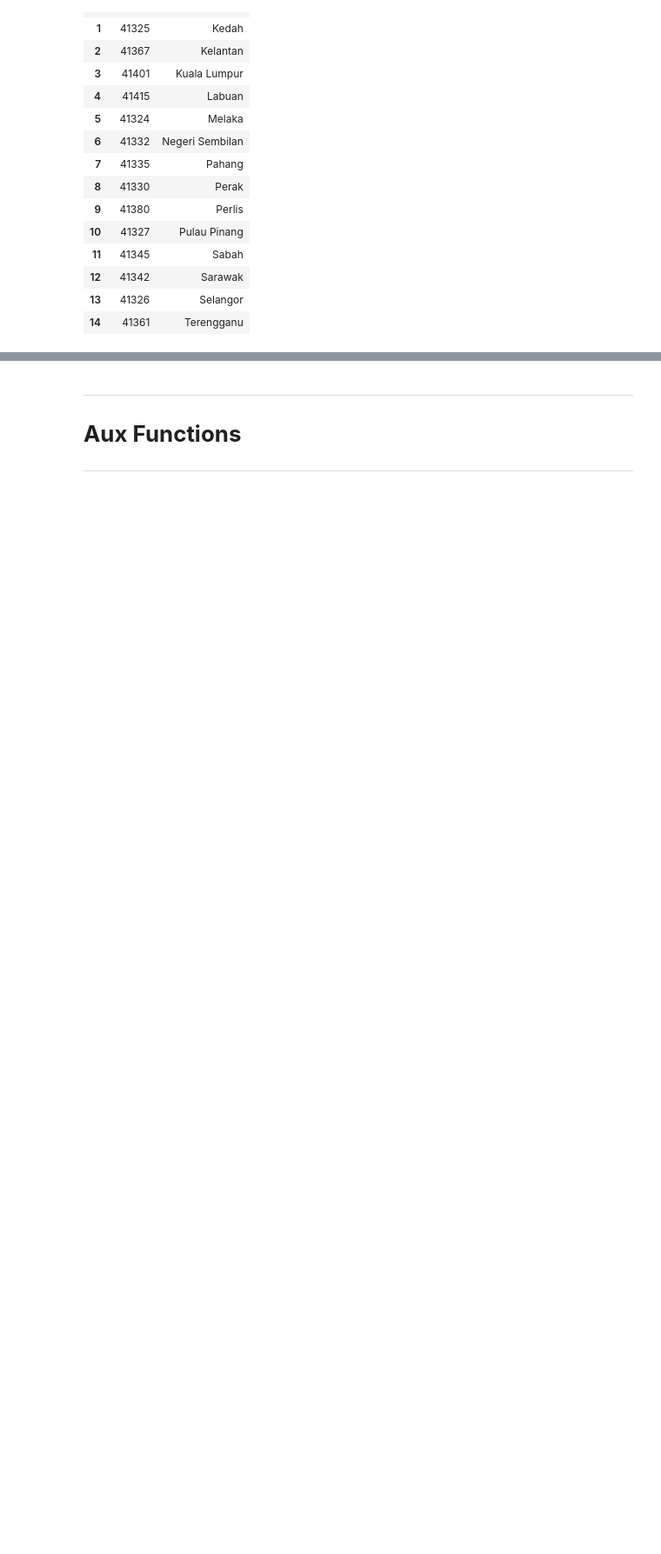
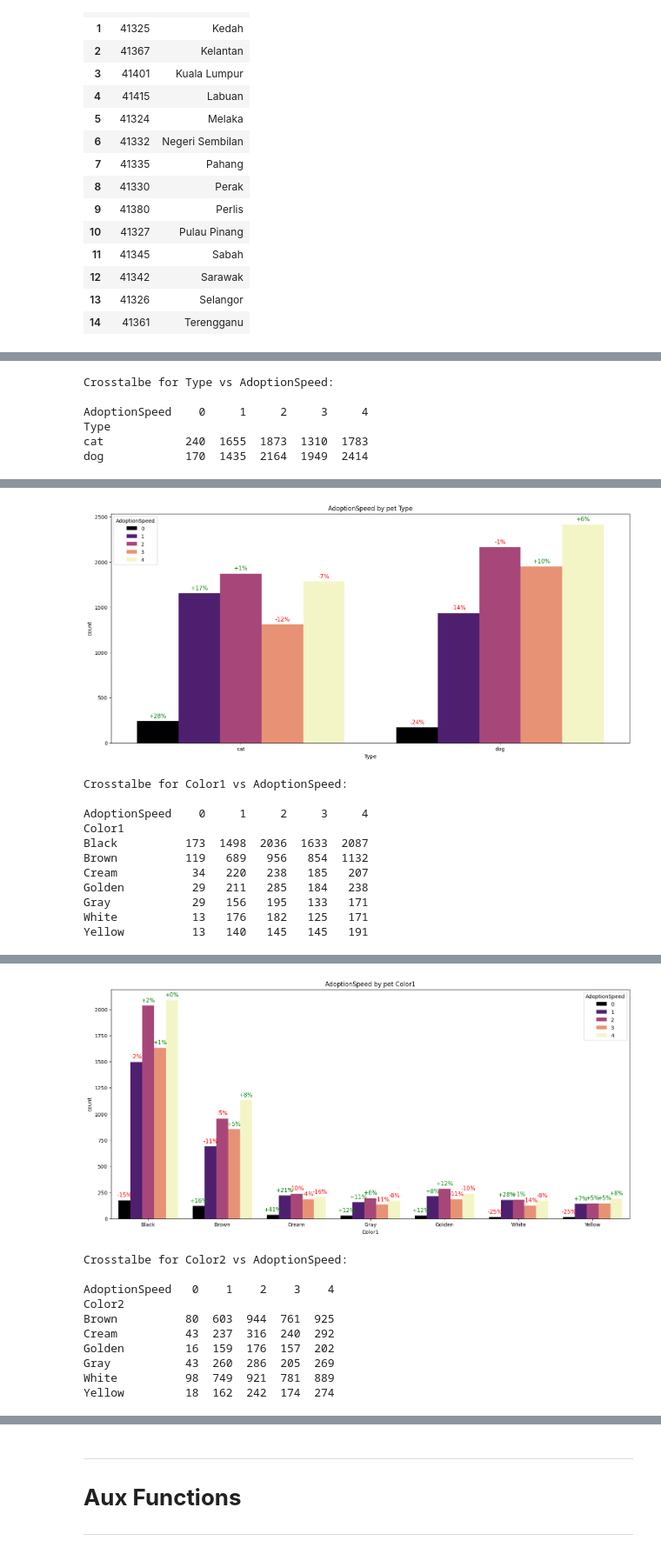
Before and after one commit to FrankAst/pet_project, a Jupyter notebook: pet-competition/notebooks/EDA.ipynb, the cells around one changed output, grey strips where cells are left out. Shown at 87% size. Drawn from its saved outputs; the diff is of its cells as text; code cells hidden in the pictures; blank space fills up the shorter version.

```diff
--- a/pet-competition/notebooks/EDA.ipynb
+++ b/pet-competition/notebooks/EDA.ipynb
@@ -298,0 +391,5 @@ merged_df
+# %%
+# Creamos nueva variable binaria:
+
+df['has_description'] = ~((df['Description'].isna()))
+df['has_description'].value_counts()
@@ -298,0 +404,9 @@ merged_df
+# %%
+# Creamos nueva variable binaria:
+
+df['is_pure'] = ~((df['Breedname1'].isna()) |
+                  (df['Breedname1'].str.contains('Mixed|mixed')) |
+                  (df['Breedname1'].isna() & df['Breedname2'].isna())
+                  )
+
+df['is_pure'].value_counts()
@@ -298,0 +419,7 @@ merged_df
+# %%
+# Ajustamos unas excepciones
+
+cond = df.loc[df['Breedname1'].isna() & ~df['Breedname2'].str.contains('Mixed|mixed', na=False)].index
+df.loc[cond, 'is_pure'] = True
+
+df['is_pure'].value_counts()
@@ -298,0 +434,25 @@ merged_df
+# %%
+# Variables que interesan:
+relevant_cols = ['Type', 'Gender', 'MaturitySize', 'FurLength', 'Vaccinated',
+                 'Dewormed', 'Sterilized', 'Health', 'has_description',
+                 'has_name', 'is_pure', 'Color1','Color2','Color3', 'State', 'AdoptionSpeed']
+
+# Creamos los crosstabs:
+crs_table = calculate_crosstables(df[relevant_cols], "AdoptionSpeed")
+# %%
+
+
+# Crosstabs + Graficos de barras:
+for key, table in crs_table.items():
+    print(f"\nCrosstable for {key} vs AdoptionSpeed:\n")
+    print(table)
+    plt.figure(figsize=(18, 8))
+    make_count_plot(df=df, x=key, title=f'by pet {key}')
+    plt.show()
+# %% [output]
+Crosstalbe for Type vs AdoptionSpeed:
+
+AdoptionSpeed    0     1     2     3     4
+Type
+cat            240  1655  1873  1310  1783
+dog            170  1435  2164  1949  2414
@@ -298,0 +460,12 @@ merged_df
+[figure, added]
+Crosstalbe for Color1 vs AdoptionSpeed:
+
+AdoptionSpeed    0     1     2     3     4
+Color1
+Black          173  1498  2036  1633  2087
+Brown          119   689   956   854  1132
+Cream           34   220   238   185   207
+Golden          29   211   285   184   238
+Gray            29   156   195   133   171
+White           13   176   182   125   171
+Yellow          13   140   145   145   191
@@ -298,0 +473,11 @@ merged_df
+[figure, added]
+Crosstalbe for Color2 vs AdoptionSpeed:
+
+AdoptionSpeed   0    1    2    3    4
+Color2
+Brown          80  603  944  761  925
+Cream          43  237  316  240  292
+Golden         16  159  176  157  202
+Gray           43  260  286  205  269
+White          98  749  921  781  889
+Yellow         18  162  242  174  274
```
Also changed, not shown: parts of 53 cells of this notebook.
